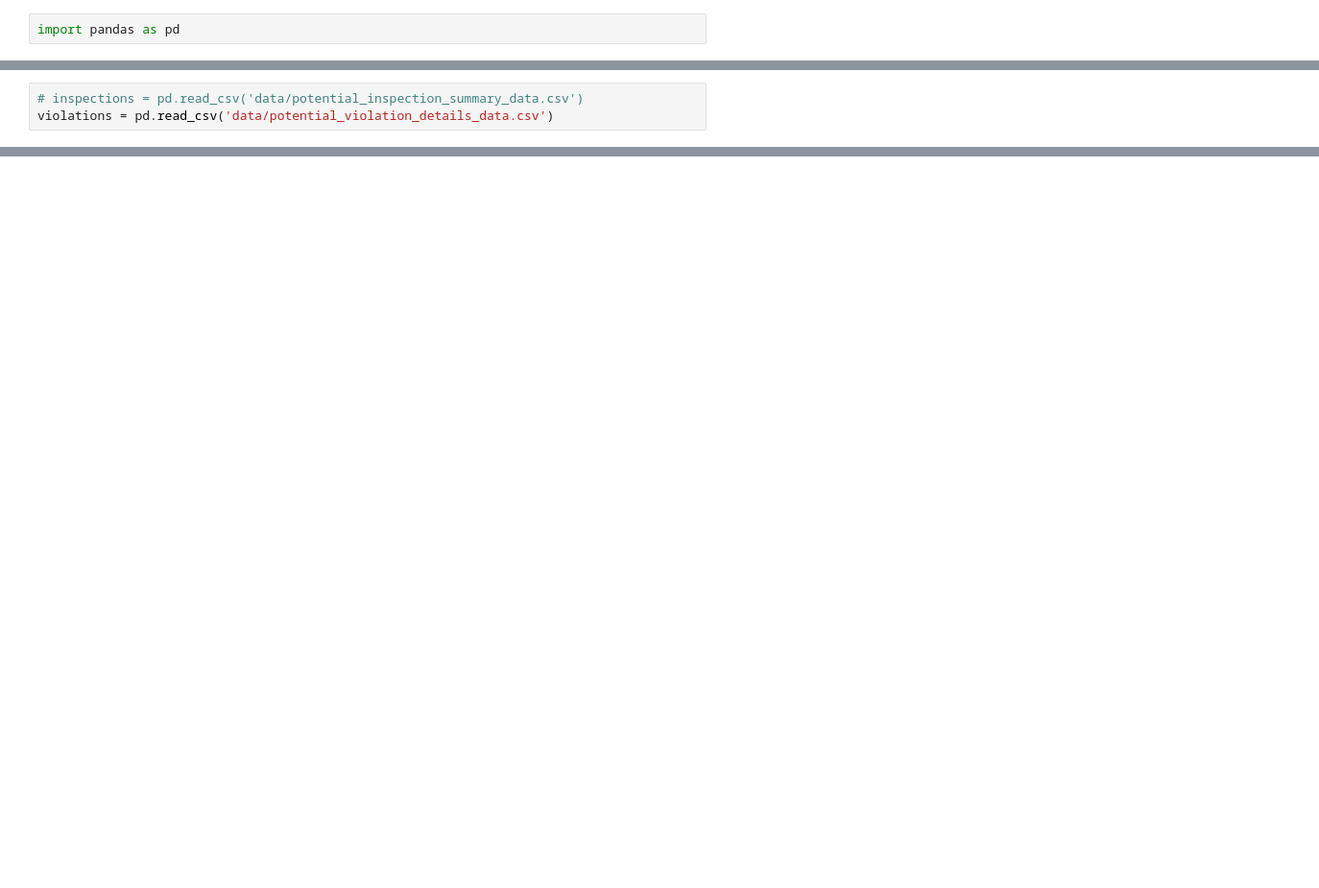
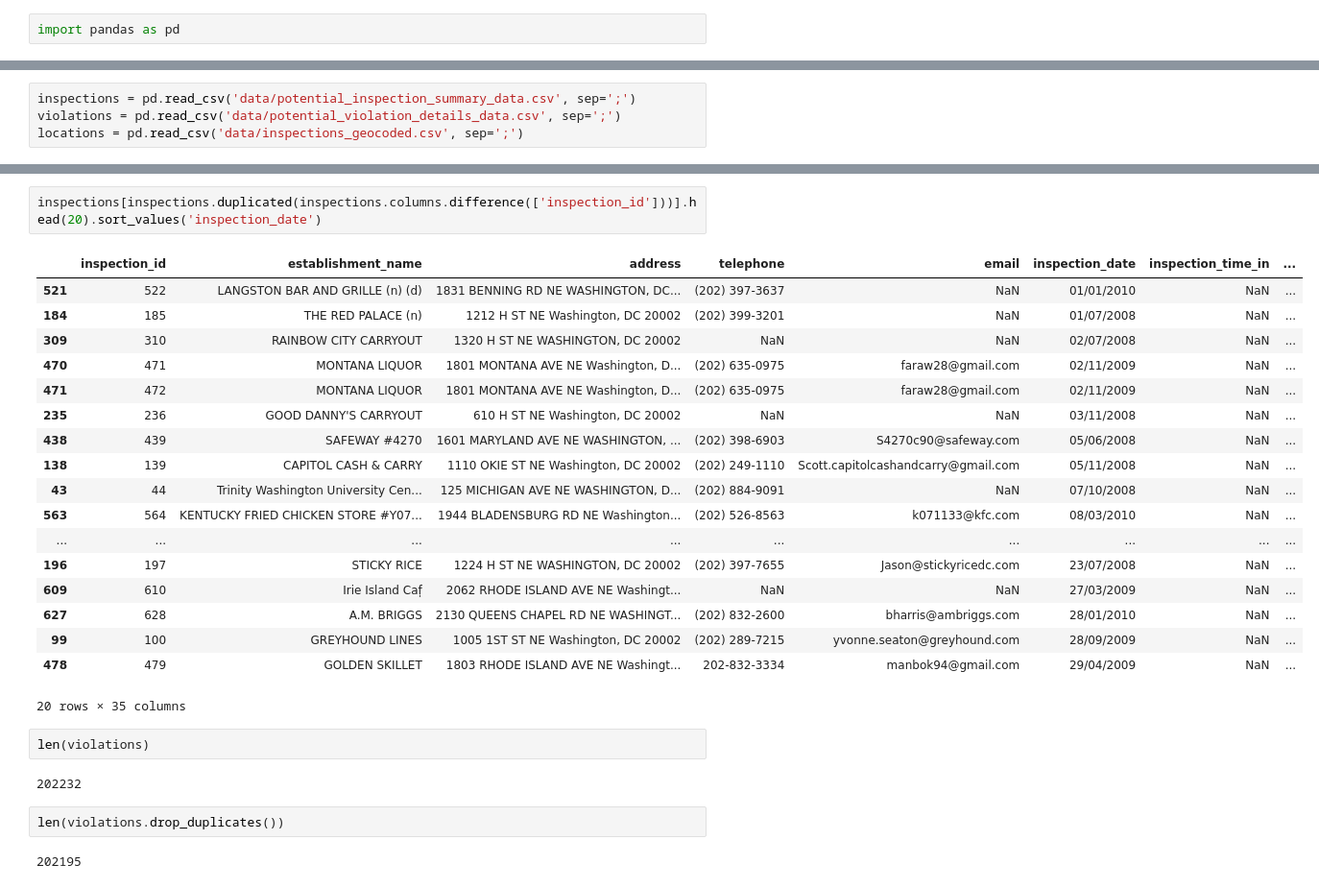
Before and after one commit to gregjd/dc_doh_hackathon, a Jupyter notebook: dc-restaurant-inspections.ipynb, the cells around one changed output, grey strips where cells are left out. Shown: that part at 96% size. Saved outputs shown, nothing was run; the diff lists cells and outputs as text; blank space fills up the shorter version.

```diff
--- a/dc-restaurant-inspections.ipynb
+++ b/dc-restaurant-inspections.ipynb
@@ -3,3 +5,4 @@ import pandas as pd
 # %%
-# inspections = pd.read_csv('data/potential_inspection_summary_data.csv')
-violations = pd.read_csv('data/potential_violation_details_data.csv')
+inspections = pd.read_csv('data/potential_inspection_summary_data.csv', sep=';')
+violations = pd.read_csv('data/potential_violation_details_data.csv', sep=';')
+locations = pd.read_csv('data/inspections_geocoded.csv', sep=';')
@@ -7,0 +23,29 @@ ParserError: Error tokenizing data. C error: Expected 2 fields in line 9, saw 3
+# %%
+inspections[inspections.duplicated(inspections.columns.difference(['inspection_id']))].head(20).sort_values('inspection_date')
+# %% [output]
+|  | inspection_id | establishment_name | address | telephone | email | inspection_date | inspection_time_in | ... |
+| 521 | 522 | LANGSTON BAR AND GRILLE (n) (d) | 1831 BENNING RD NE WASHINGTON, DC... | (202) 397-3637 | NaN | 01/01/2010 | NaN | ... |
+| 184 | 185 | THE RED PALACE (n) | 1212 H ST NE Washington, DC 20002 | (202) 399-3201 | NaN | 01/07/2008 | NaN | ... |
+| 309 | 310 | RAINBOW CITY CARRYOUT | 1320 H ST NE WASHINGTON, DC 20002 | NaN | NaN | 02/07/2008 | NaN | ... |
+| 470 | 471 | MONTANA LIQUOR | 1801 MONTANA AVE NE Washington, D... | (202) 635-0975 | faraw28@gmail.com | 02/11/2009 | NaN | ... |
+| 471 | 472 | MONTANA LIQUOR | 1801 MONTANA AVE NE Washington, D... | (202) 635-0975 | faraw28@gmail.com | 02/11/2009 | NaN | ... |
+| 235 | 236 | GOOD DANNY'S CARRYOUT | 610 H ST NE Washington, DC 20002 | NaN | NaN | 03/11/2008 | NaN | ... |
+| 438 | 439 | SAFEWAY #4270 | 1601 MARYLAND AVE NE WASHINGTON, ... | (202) 398-6903 | S4270c90@safeway.com | 05/06/2008 | NaN | ... |
+| 138 | 139 | CAPITOL CASH & CARRY | 1110 OKIE ST NE Washington, DC 20002 | (202) 249-1110 | Scott.capitolcashandcarry@gmail.com | 05/11/2008 | NaN | ... |
+| 43 | 44 | Trinity Washington University Cen... | 125 MICHIGAN AVE NE WASHINGTON, D... | (202) 884-9091 | NaN | 07/10/2008 | NaN | ... |
+| 563 | 564 | KENTUCKY FRIED CHICKEN STORE #Y07... | 1944 BLADENSBURG RD NE Washington... | (202) 526-8563 | k071133@kfc.com | 08/03/2010 | NaN | ... |
+| ... | ... | ... | ... | ... | ... | ... | ... | ... |
+| 196 | 197 | STICKY RICE | 1224 H ST NE WASHINGTON, DC 20002 | (202) 397-7655 | Jason@stickyricedc.com | 23/07/2008 | NaN | ... |
+| 609 | 610 | Irie Island Caf̩ | 2062 RHODE ISLAND AVE NE Washingt... | NaN | NaN | 27/03/2009 | NaN | ... |
+| 627 | 628 | A.M. BRIGGS | 2130 QUEENS CHAPEL RD NE WASHINGT... | (202) 832-2600 | bharris@ambriggs.com | 28/01/2010 | NaN | ... |
+| 99 | 100 | GREYHOUND LINES | 1005 1ST ST NE Washington, DC 20002 | (202) 289-7215 | yvonne.seaton@greyhound.com | 28/09/2009 | NaN | ... |
+| 478 | 479 | GOLDEN SKILLET | 1803 RHODE ISLAND AVE NE Washingt... | 202-832-3334 | manbok94@gmail.com | 29/04/2009 | NaN | ... |
+20 rows × 35 columns
+# %%
+len(violations)
+# %% [output]
+202232
+# %%
+len(violations.drop_duplicates())
+# %% [output]
+202195
```
Also changed, not shown: parts of 14 cells of this notebook, 1 other file.
